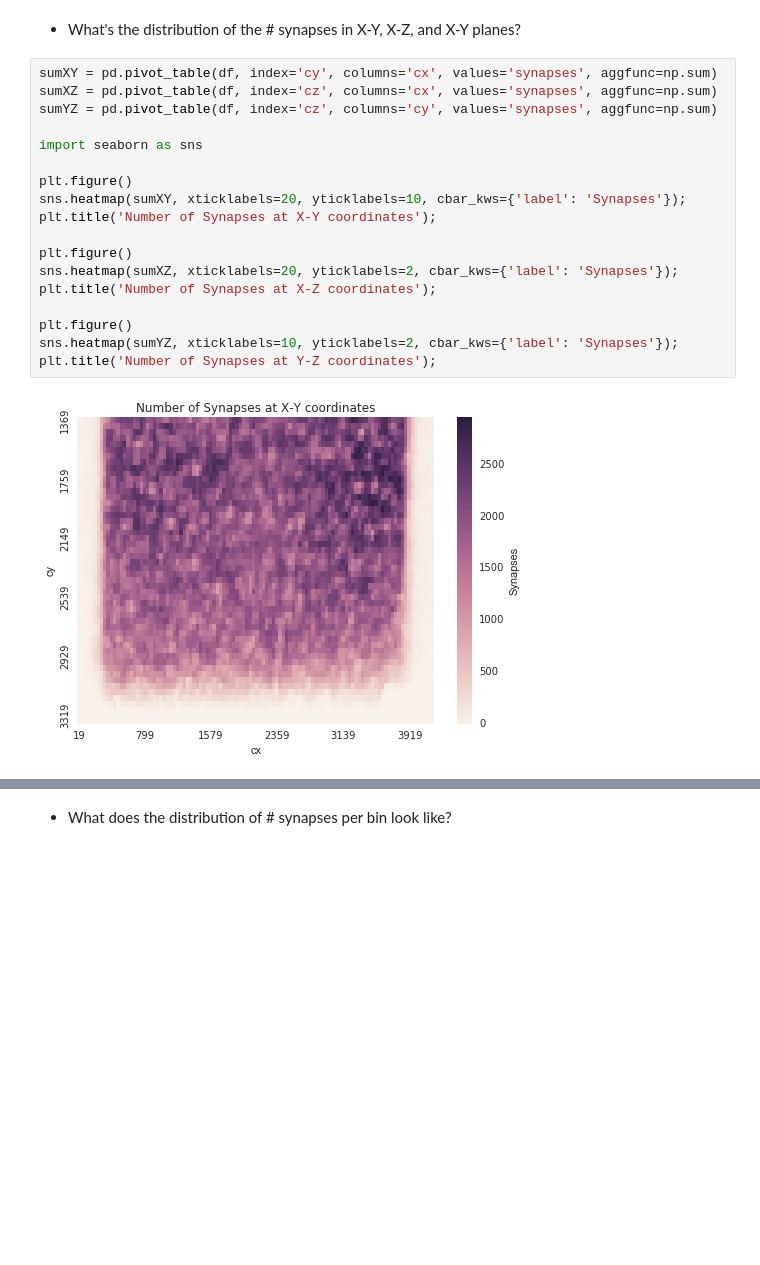
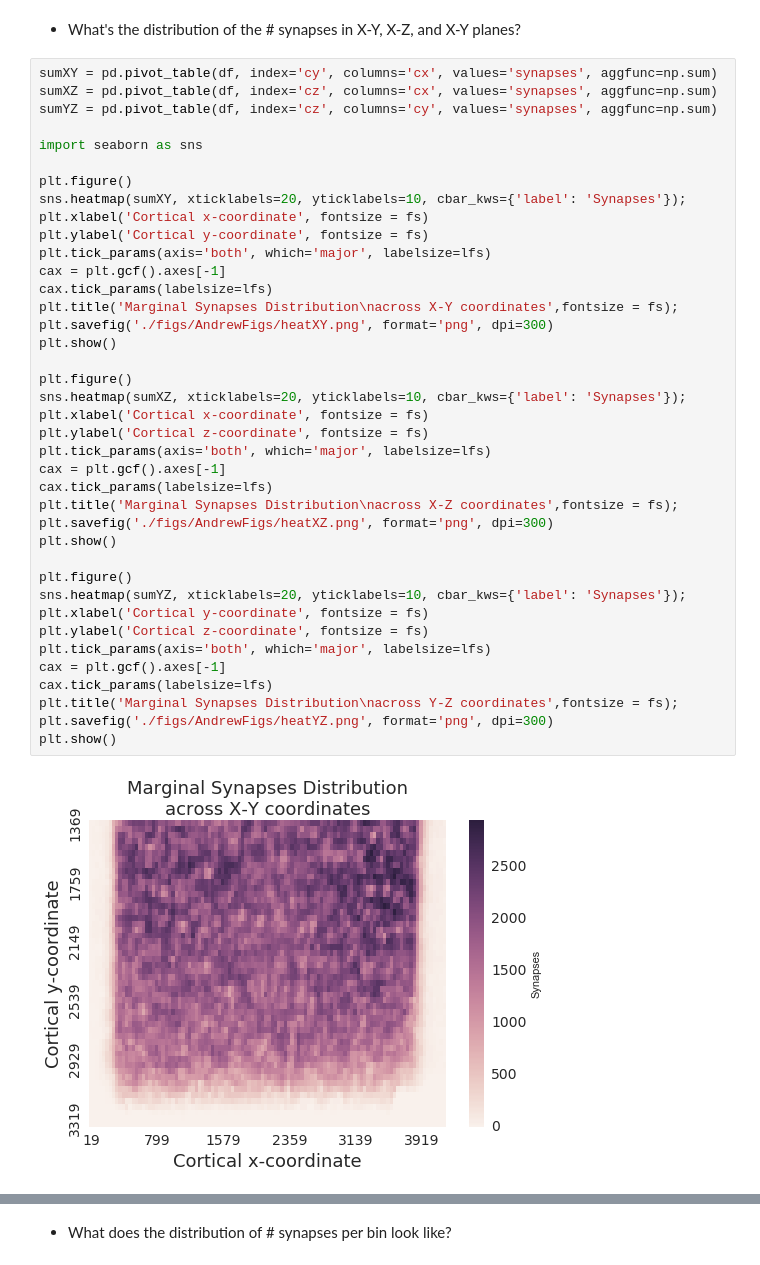
Before and after one commit to Upward-Spiral-Science/chengchang, a Jupyter notebook: Assignment 3.ipynb, the cells around one changed output, grey strips where cells are left out. Saved outputs shown, nothing was run; the diff lists cells and outputs as text; blank space fills up the shorter version.

```diff
--- a/Assignment 3.ipynb
+++ b/Assignment 3.ipynb
@@ -151,20 +160,41 @@ plt.show()
 # %%
 sumXY = pd.pivot_table(df, index='cy', columns='cx', values='synapses', aggfunc=np.sum)
 sumXZ = pd.pivot_table(df, index='cz', columns='cx', values='synapses', aggfunc=np.sum)
 sumYZ = pd.pivot_table(df, index='cz', columns='cy', values='synapses', aggfunc=np.sum)
 
 import seaborn as sns
 
 plt.figure()
 sns.heatmap(sumXY, xticklabels=20, yticklabels=10, cbar_kws={'label': 'Synapses'});
-plt.title('Number of Synapses at X-Y coordinates');
+plt.xlabel('Cortical x-coordinate', fontsize = fs)
+plt.ylabel('Cortical y-coordinate', fontsize = fs)
+plt.tick_params(axis='both', which='major', labelsize=lfs)
+cax = plt.gcf().axes[-1]
+cax.tick_params(labelsize=lfs)
+plt.title('Marginal Synapses Distribution\nacross X-Y coordinates',fontsize = fs);
+plt.savefig('./figs/AndrewFigs/heatXY.png', format='png', dpi=300)
+plt.show()
 
 plt.figure()
-sns.heatmap(sumXZ, xticklabels=20, yticklabels=2, cbar_kws={'label': 'Synapses'});
-plt.title('Number of Synapses at X-Z coordinates');
+sns.heatmap(sumXZ, xticklabels=20, yticklabels=10, cbar_kws={'label': 'Synapses'});
+plt.xlabel('Cortical x-coordinate', fontsize = fs)
+plt.ylabel('Cortical z-coordinate', fontsize = fs)
+plt.tick_params(axis='both', which='major', labelsize=lfs)
+cax = plt.gcf().axes[-1]
+cax.tick_params(labelsize=lfs)
+plt.title('Marginal Synapses Distribution\nacross X-Z coordinates',fontsize = fs);
+plt.savefig('./figs/AndrewFigs/heatXZ.png', format='png', dpi=300)
+plt.show()
 
 plt.figure()
-sns.heatmap(sumYZ, xticklabels=10, yticklabels=2, cbar_kws={'label': 'Synapses'});
-plt.title('Number of Synapses at Y-Z coordinates');
+sns.heatmap(sumYZ, xticklabels=20, yticklabels=10, cbar_kws={'label': 'Synapses'});
+plt.xlabel('Cortical y-coordinate', fontsize = fs)
+plt.ylabel('Cortical z-coordinate', fontsize = fs)
+plt.tick_params(axis='both', which='major', labelsize=lfs)
+cax = plt.gcf().axes[-1]
+cax.tick_params(labelsize=lfs)
+plt.title('Marginal Synapses Distribution\nacross Y-Z coordinates',fontsize = fs);
+plt.savefig('./figs/AndrewFigs/heatYZ.png', format='png', dpi=300)
+plt.show()
 # %% [output]
-[figure, old version]
+[figure, new version]
```
Also changed, not shown: parts of 4 cells of this notebook, 22 other files.
